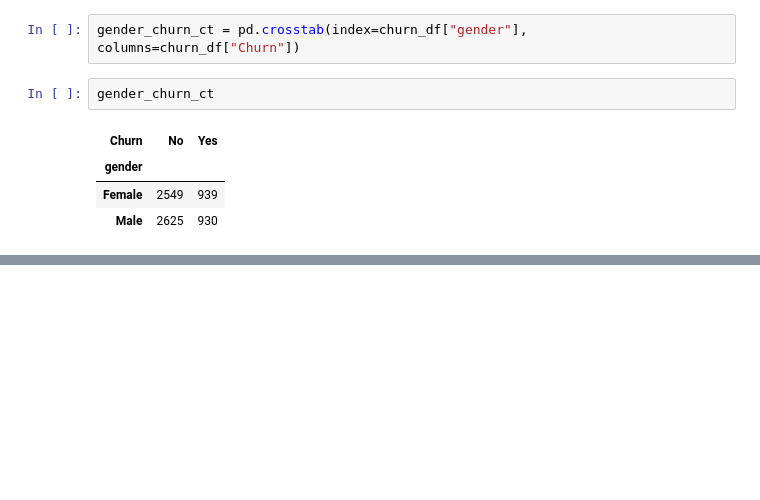
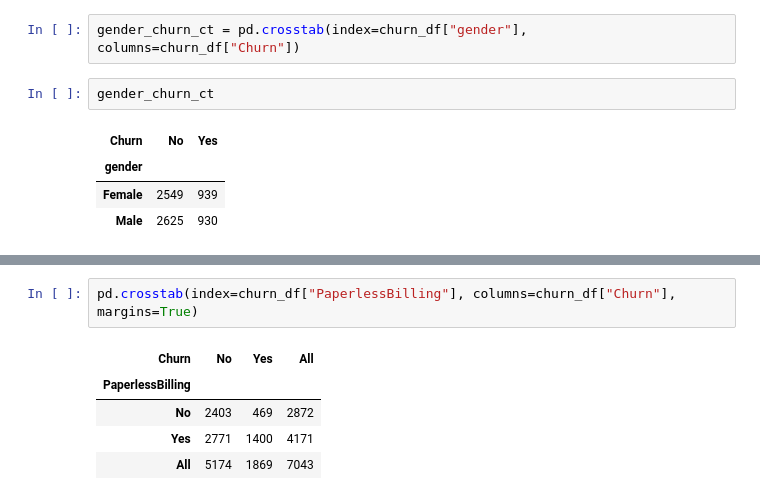
Before and after one commit to shelly2904/DATA_SCIENCE, a Jupyter notebook: EDA/Applied_Statistics.ipynb, the cells around one changed output, grey strips where cells are left out. Saved outputs shown, nothing was run; the diff lists cells and outputs as text; blank space fills up the shorter version.

```diff
--- a/EDA/Applied_Statistics.ipynb
+++ b/EDA/Applied_Statistics.ipynb
@@ -341,0 +403,8 @@ gender_churn_ct
+# %%
+pd.crosstab(index=churn_df["PaperlessBilling"], columns=churn_df["Churn"], margins=True)
+# %% [output]
+| Churn | No | Yes | All |
+| PaperlessBilling |  |  |  |
+| No | 2403 | 469 | 2872 |
+| Yes | 2771 | 1400 | 4171 |
+| All | 5174 | 1869 | 7043 |
```
Also changed, not shown: parts of 12 cells of this notebook.
